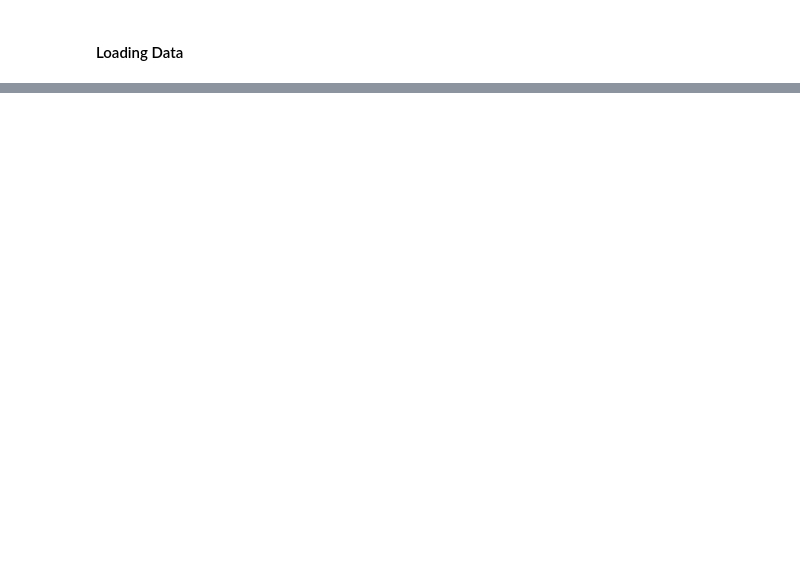
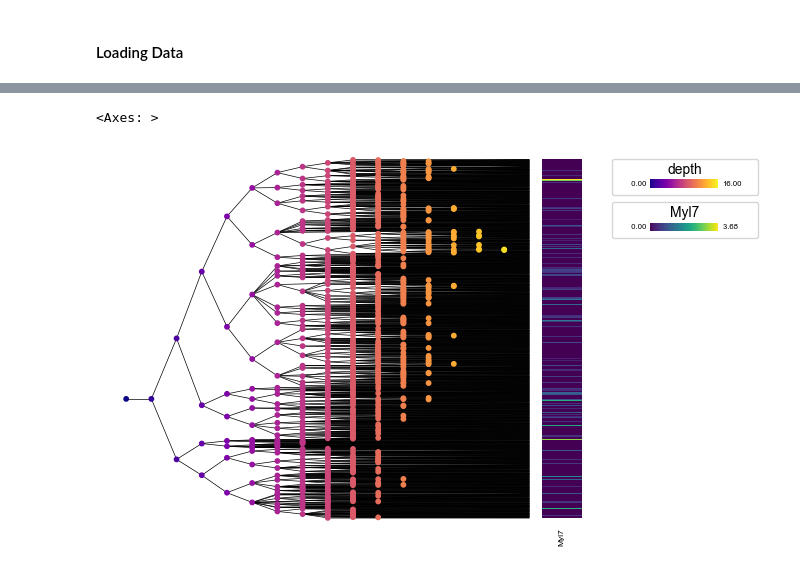
Before and after one commit to Oiya861028/Lineage_Tree_Construction, a Jupyter notebook: Moslin/Notebooks/plotting.ipynb, the cells around one changed output, grey strips where cells are left out. Drawn from its saved outputs; the diff is of its cells as text; code cells hidden in the pictures; blank space fills up the shorter version.

Commit message:
Imported Katie's tree plotting functions

```diff
--- a/Moslin/Notebooks/plotting.ipynb
+++ b/Moslin/Notebooks/plotting.ipynb
@@ -154,3 +153,5 @@ for tdata in tdatas:
         output_path_plot=output_path_plot+'umaps/cell_type_Colgan_umap',
         output_fname=str(day)+"cell_type_umap.png"
 )
+# %%
+adata = tdatas[1]
@@ -156,0 +170,9 @@ for tdata in tdatas:
+# %%
+
+py.pp.add_depth(adata)
+py.pl.branches(adata, extend_branches=True, tree="E8.0-R1-C2", angled_branches=True)
+py.pl.nodes(adata, color='depth', cmap="plasma")
+py.pl.annotation(adata, keys='Myl7', cmap='viridis', width=.1)
+# %% [output]
+<Axes: >
+[figure, added]
```
Also changed, not shown: parts of 9 cells of this notebook, 3 other files.
